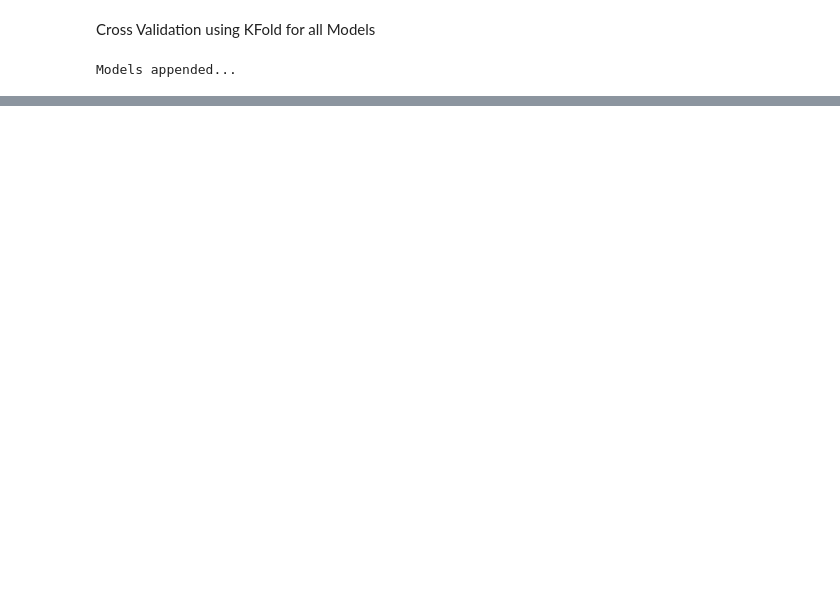
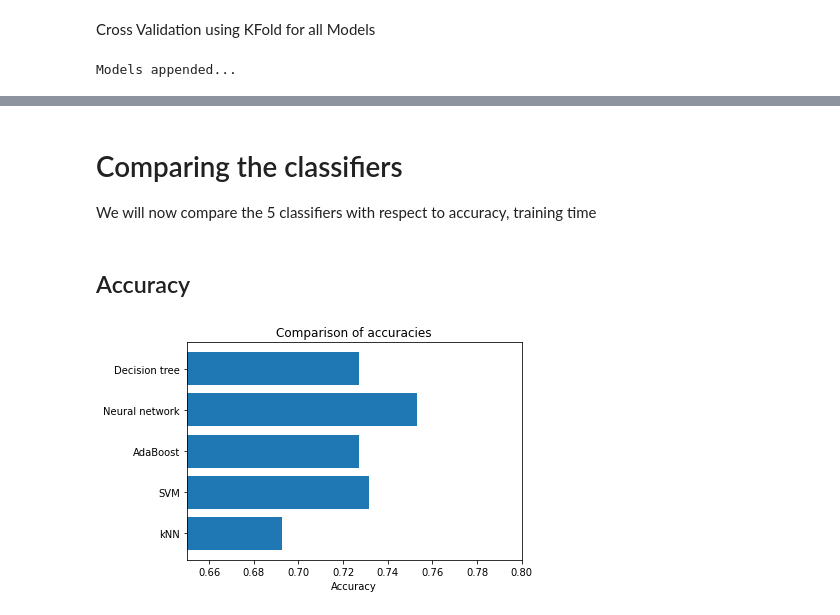
Before and after one commit to gaiksa01/gaiksa01, a Jupyter notebook: Diabetes_SL.ipynb, the cells around one changed output, grey strips where cells are left out. Drawn from its saved outputs; the diff is of its cells as text; code cells hidden in the pictures; blank space fills up the shorter version.

```diff
--- a/Diabetes_SL.ipynb
+++ b/Diabetes_SL.ipynb
@@ -670,10 +704,10 @@ best_params = svm_linear.best_params_
 print("Best parameters set found on development set:")
 print(best_params)
 t0 = time.time()
-y_pred = best_clf_svm.predict(X_test_scaled)
+svm_y_pred = best_clf_svm.predict(X_test_scaled)
 t1 = time.time()
 test_time[3] = t1 - t0
 print('Inference time on test data: %f seconds' % test_time[3])
-best_accuracy[3] = accuracy_score(y_test, y_pred)
-print('Best accuracy with SVM (linear kernel) is %.2f%%' % (best_accuracy[3] * 100))
+best_accuracy[3] = accuracy_score(y_test, svm_y_pred)
+print('Best accuracy of SVM is %.2f%%' % (best_accuracy[3] * 100))
 # %% [output]
@@ -866,3 +921,23 @@ eXtreme Gradient Boost: 75.98303911388024
 Support Vector Machine-linear: 78.20872274143302
 Support Vector Machine-rbf: 75.42402215299411
 K-Nearest Neighbour: 73.75216337833159
+# %% [markdown]
+# Comparing the classifiers
+We will now compare the 5 classifiers with respect to accuracy, training time
+# %%
+classifiers = ('Decision tree', 'Neural network', 'AdaBoost', 'SVM', 'kNN')
+y_pos = np.arange(len(classifiers))
+# %% [markdown]
+## Accuracy
+# %%
+plt.figure()
+plt.barh(y_pos, best_accuracy)
+plt.gca().set_yticks(y_pos)
+plt.gca().set_xlim(0.65, 0.8)
+plt.gca().set_yticklabels(classifiers)
+plt.gca().invert_yaxis()
+plt.title('Comparison of accuracies')
+plt.xlabel('Accuracy')
+plt.show()
+# %% [output]
+[figure, added]
```
Also changed, not shown: parts of 40 cells of this notebook.
